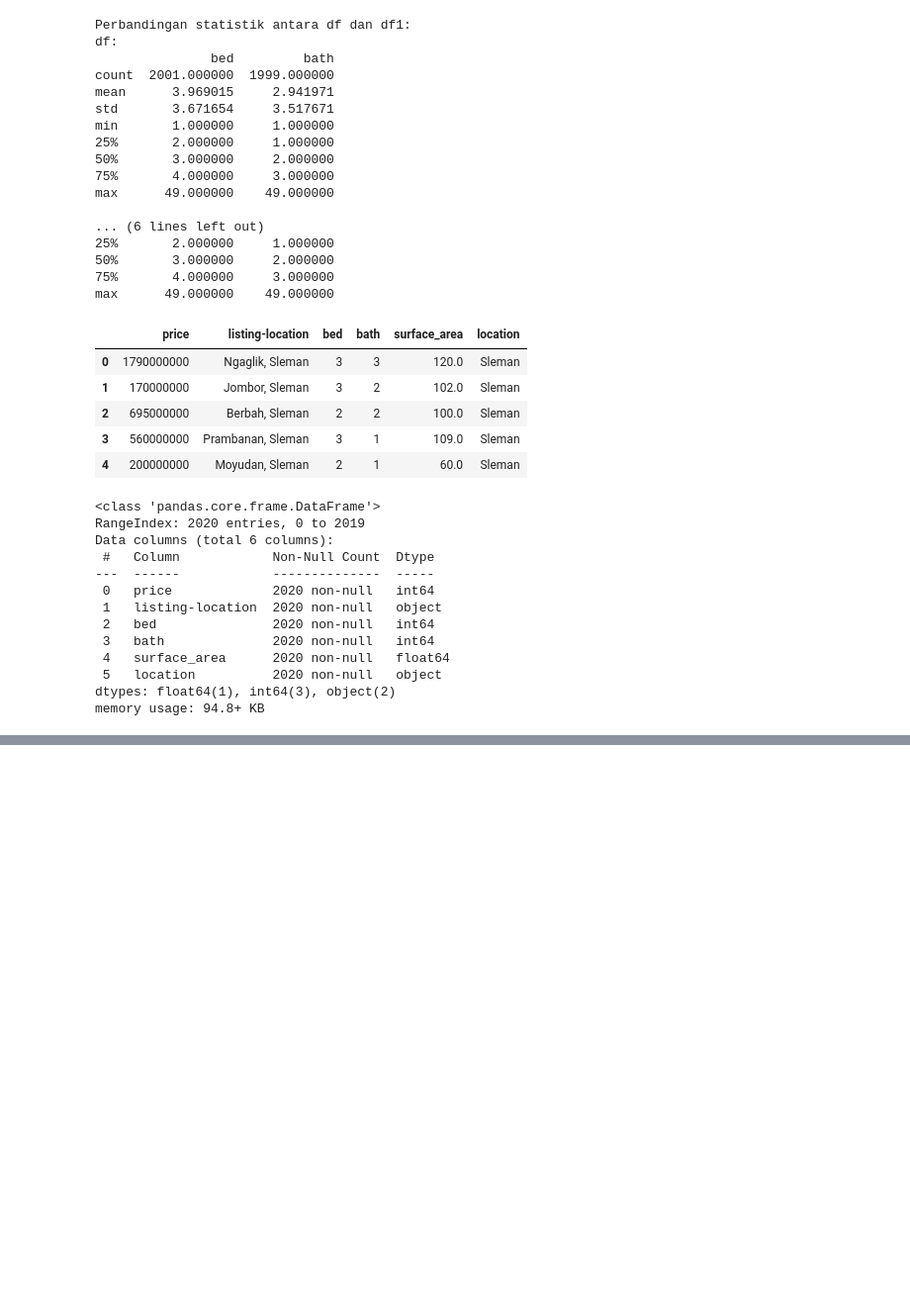
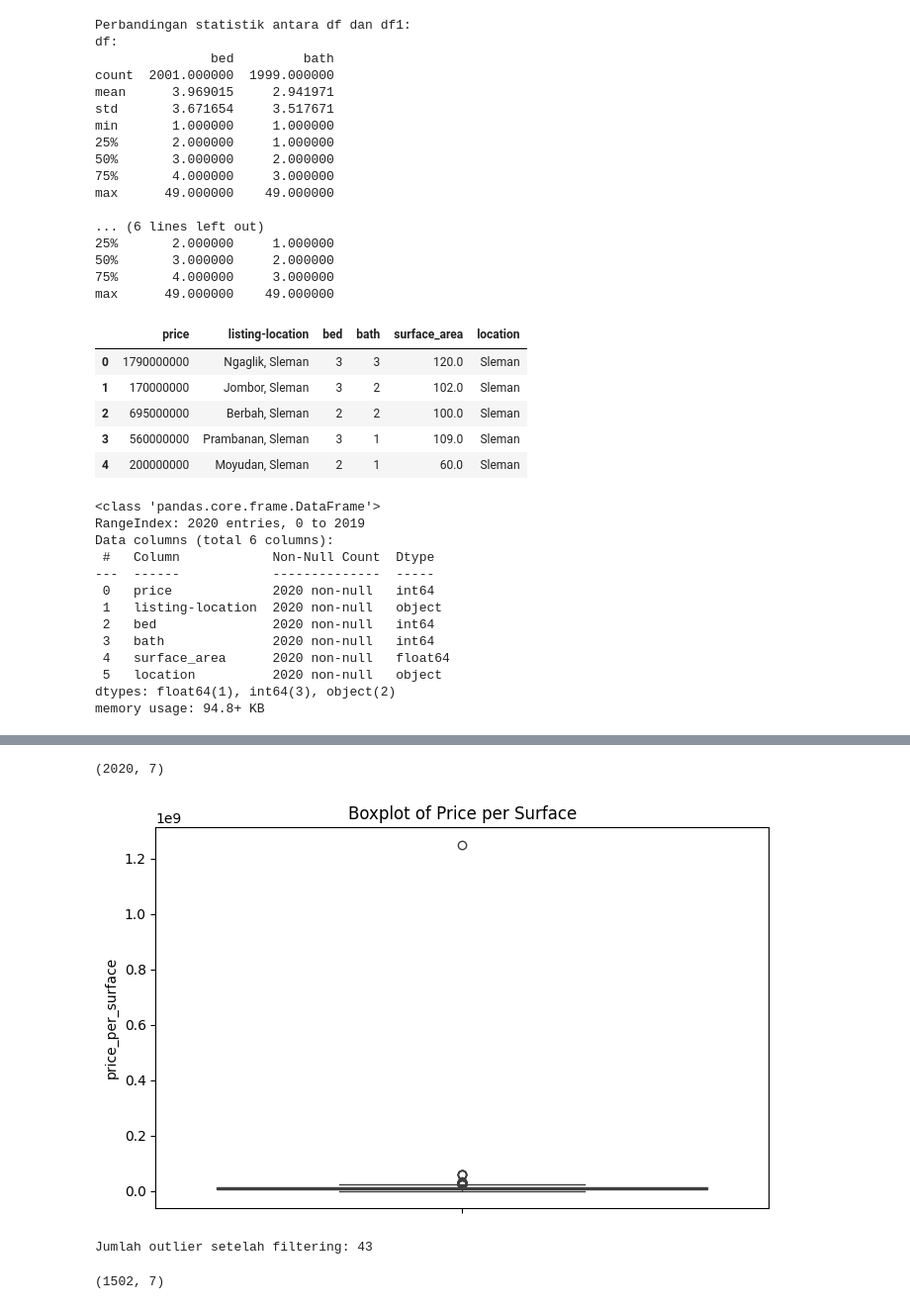
Before and after one commit to piezzy/yogyakarta-house-price-ml, a Jupyter notebook: main.ipynb, the cells around one changed output, grey strips where cells are left out. Shown: that part at 99% size. Drawn from its saved outputs; the diff is of its cells as text; code cells hidden in the pictures; blank space fills up the shorter version.

```diff
--- a/main.ipynb
+++ b/main.ipynb
@@ -206,0 +267,4 @@ plt.show()
+# %%
+df2 = df1.copy()
+df2['price_per_surface'] = df2['price'] / df2['surface_area']
+df2.head(20)
@@ -206,0 +303,37 @@ plt.show()
+# %%
+df2.shape
+# %% [output]
+(2020, 7)
+# %%
+plt.figure(figsize=(8,5))
+sns.boxplot(data=df2, y='price_per_surface')
+plt.title("Boxplot of Price per Surface")
+plt.show()
+# %% [output]
+[figure, added]
+# %%
+Q1 = df2['price_per_surface'].quantile(0.25)
+Q3 = df2['price_per_surface'].quantile(0.75)
+IQR = Q3 - Q1
+
+lower_bound = Q1 - 1.5 * IQR
+upper_bound = Q3 + 1.5 * IQR
+
+outliers = df2[(df2['price_per_surface'] < lower_bound) | (df2['price_per_surface'] > upper_bound)]
+print(f"Jumlah outlier sebelum filtering: {outliers.shape[0]}")
+# %% [output]
+Jumlah outlier setelah filtering: 43
+# %%
+def remove_pps_outliners(df):
+    df_out = pd.DataFrame()
+    for key, subdf in df.groupby('location'):
+        m = np.mean(subdf.price_per_surface)
+        st = np.std(subdf.price_per_surface)
+        reduced_df = subdf[(subdf.price_per_surface>(m-st)) & (subdf.price_per_surface<=(m+st))]
+        df_out = pd.concat([df_out,reduced_df],ignore_index=True)
+    return df_out
+
+df3 = remove_pps_outliners(df2)
+df3.shape
+# %% [output]
+(1502, 7)
```
Also changed, not shown: parts of 23 cells of this notebook, 2 other files.
